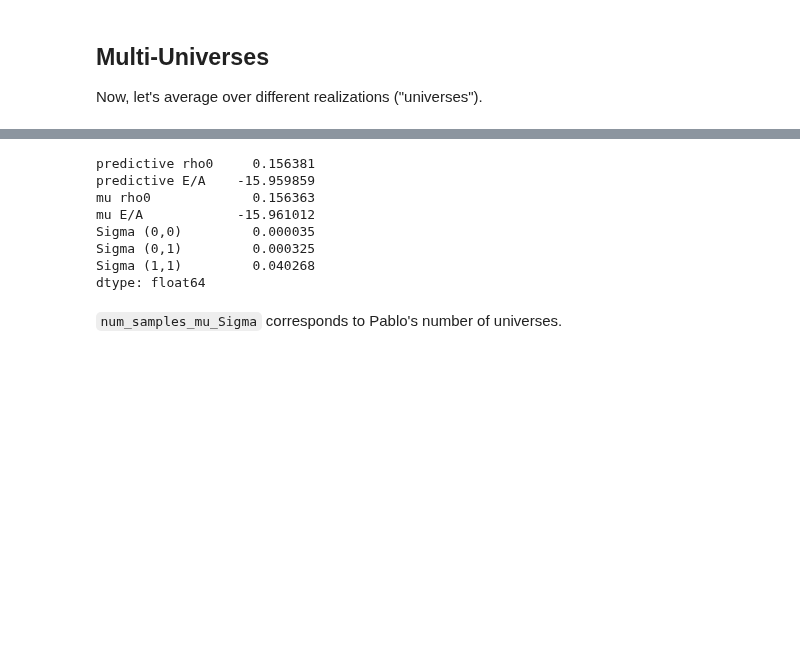
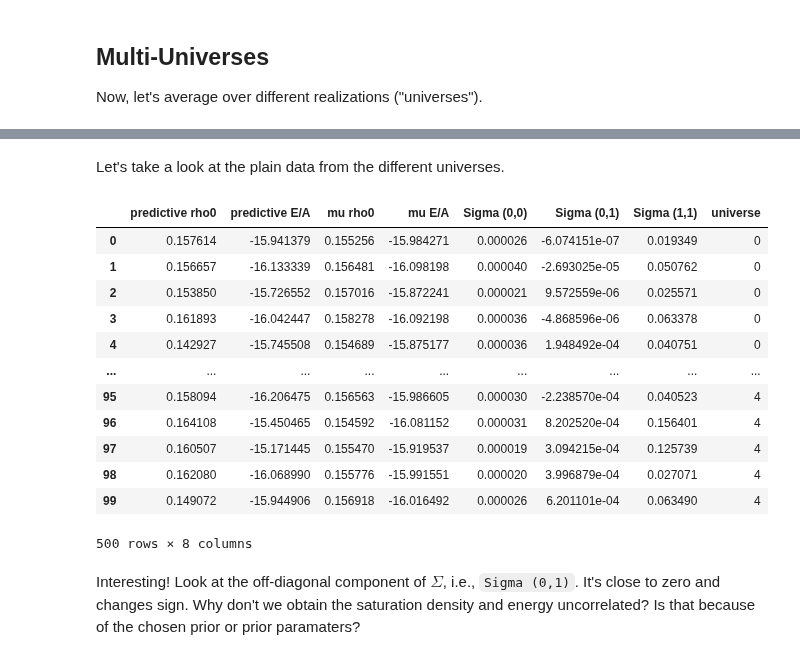
Before and after one commit to cdrischler/nuclear_saturation, a Jupyter notebook: analysis_conjugate_priors.ipynb, the cells around one changed output, grey strips where cells are left out. Drawn from its saved outputs; the diff is of its cells as text; code cells hidden in the pictures; blank space fills up the shorter version.

```diff
--- a/analysis_conjugate_priors.ipynb
+++ b/analysis_conjugate_priors.ipynb
@@ -136,13 +157,20 @@ pdf.close()
-# %%
-spoint.sample_predictive_bf(num_samples=1, num_samples_mu_Sigma=100000, return_predictive_only=False).mean(axis=0)
-# %% [output]
-predictive rho0     0.156381
-predictive E/A    -15.959859
-mu rho0             0.156363
-mu E/A            -15.961012
-Sigma (0,0)         0.000035
-Sigma (0,1)         0.000325
-Sigma (1,1)         0.040268
-dtype: float64
-# %% [markdown]
-`num_samples_mu_Sigma` corresponds to Pablo's number of universes.
+# %% [markdown]
+Let's take a look at the plain data from the different universes.
+# %%
+samples
+# %% [output]
+|  | predictive rho0 | predictive E/A | mu rho0 | mu E/A | Sigma (0,0) | Sigma (0,1) | Sigma (1,1) | universe |
+| 0 | 0.157614 | -15.941379 | 0.155256 | -15.984271 | 0.000026 | -6.074151e-07 | 0.019349 | 0 |
+| 1 | 0.156657 | -16.133339 | 0.156481 | -16.098198 | 0.000040 | -2.693025e-05 | 0.050762 | 0 |
+| 2 | 0.153850 | -15.726552 | 0.157016 | -15.872241 | 0.000021 | 9.572559e-06 | 0.025571 | 0 |
+| 3 | 0.161893 | -16.042447 | 0.158278 | -16.092198 | 0.000036 | -4.868596e-06 | 0.063378 | 0 |
+| 4 | 0.142927 | -15.745508 | 0.154689 | -15.875177 | 0.000036 | 1.948492e-04 | 0.040751 | 0 |
+| ... | ... | ... | ... | ... | ... | ... | ... | ... |
+| 95 | 0.158094 | -16.206475 | 0.156563 | -15.986605 | 0.000030 | -2.238570e-04 | 0.040523 | 4 |
+| 96 | 0.164108 | -15.450465 | 0.154592 | -16.081152 | 0.000031 | 8.202520e-04 | 0.156401 | 4 |
+| 97 | 0.160507 | -15.171445 | 0.155470 | -15.919537 | 0.000019 | 3.094215e-04 | 0.125739 | 4 |
+| 98 | 0.162080 | -16.068990 | 0.155776 | -15.991551 | 0.000020 | 3.996879e-04 | 0.027071 | 4 |
+| 99 | 0.149072 | -15.944906 | 0.156918 | -16.016492 | 0.000026 | 6.201101e-04 | 0.063490 | 4 |
+500 rows × 8 columns
+# %% [markdown]
+Interesting! Look at the off-diagonal component of $\Sigma$, i.e., `Sigma (0,1)`. It's close to zero and changes sign. Why don't we obtain the saturation density and energy uncorrelated? Is that because of the chosen prior or prior paramaters?
```
Also changed, not shown: parts of 2 cells of this notebook, 1 other file.
